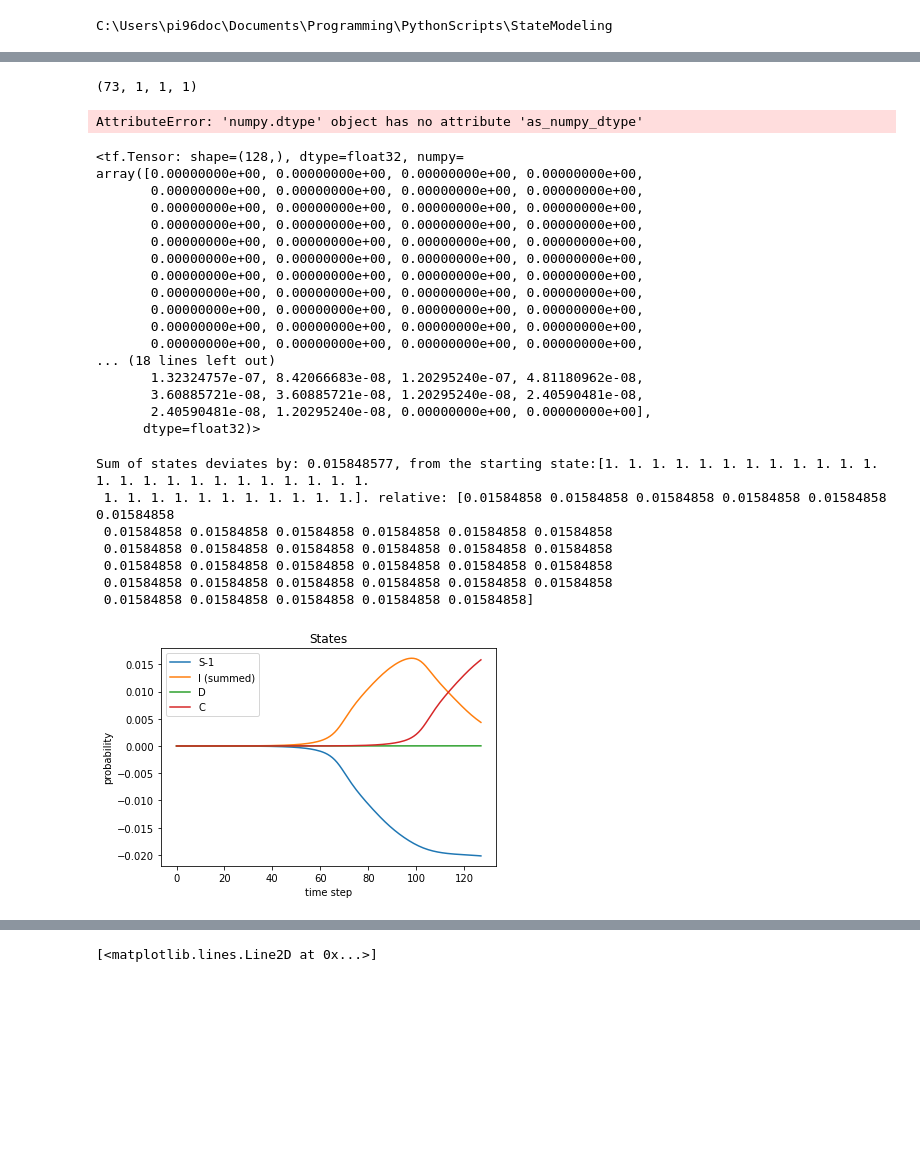
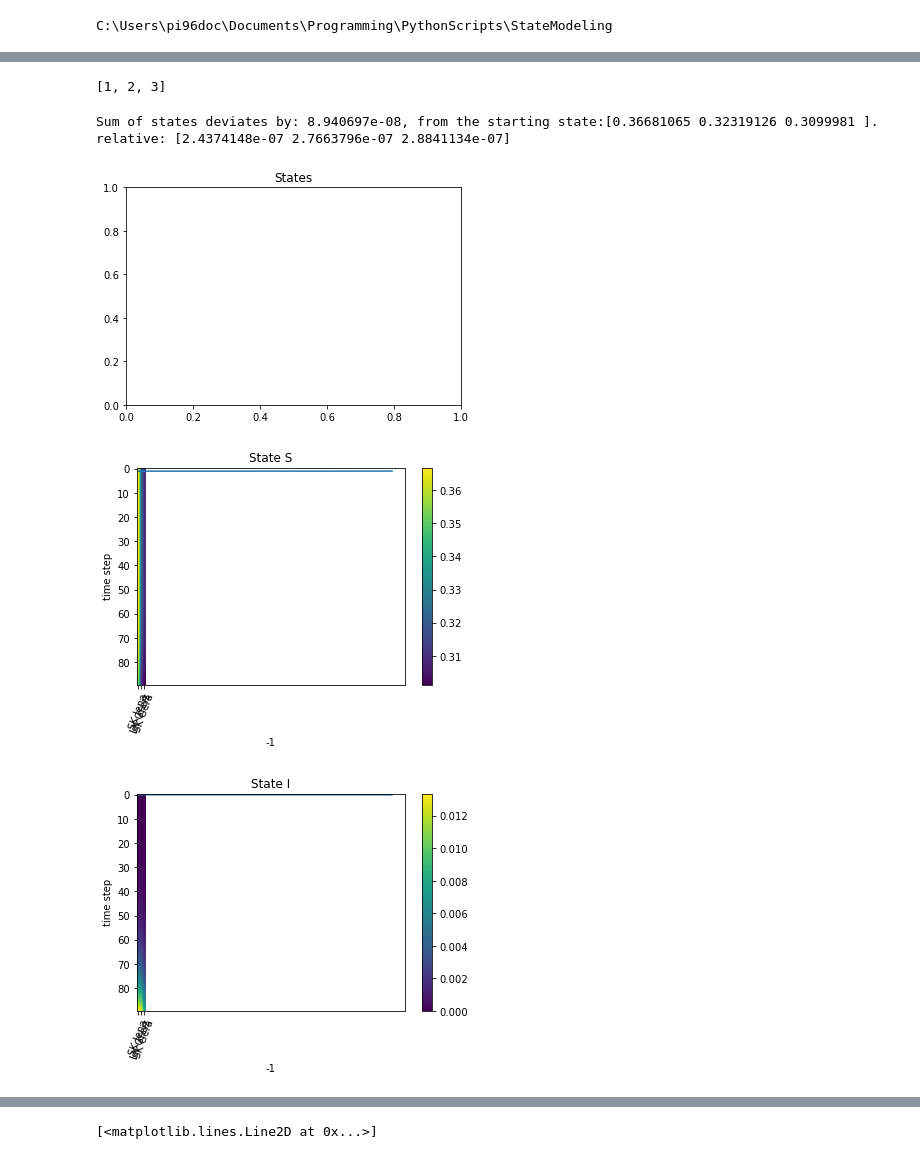
Before and after one commit to RainerHeintzmann/StateModeling, a Jupyter notebook: Examples/FitCorona_Simple.ipynb, the cells around one changed output, grey strips where cells are left out. Drawn from its saved outputs; the diff is of its cells as text; code cells hidden in the pictures; blank space fills up the shorter version.

Commit message:
Changes regarding the fitting process. A regularization was introduced. The PPT for the reduced Corona Model was updated (page 3)

```diff
--- a/Examples/FitCorona_Simple.ipynb
+++ b/Examples/FitCorona_Simple.ipynb
@@ -29,12 +29,12 @@ if False:
     deathPath = r"C:\Users\pi96doc\Documents\Programming\PythonScripts\FromWeb\COVID-19-DE\time_series\time-series_19-covid-Deaths.csv"
     # deaths =
 else:
-    AllMeasured = loadData(r"COVID-19 Linelist 2020_05_11.xlsx", useThuringia = True, pullData=False, lastDate='09.05.2020')
+    AllMeasured = loadData(r"COVID-19 Linelist 2020_05_13.xlsx", useThuringia = True, pullData=False) # lastDate='09.05.2020'
     # ExampleRegions = ['SK Jena'] # 'SK Gera',
-    #ExampleRegions = ['SK Jena', 'LK Greiz', 'SK Gera'] # 'SK Gera',
-    #AllMeasured = preprocessData(AllMeasured, ReduceDistricts=ExampleRegions, SumDistricts=False, SumAges=True, SumGender=True)
-    AllMeasured = preprocessData(AllMeasured, ReduceDistricts=None, SumDistricts=True, SumAges=True, SumGender=True)
-    lossWeights = {'cases':1.0,'hospitalization':1.0,'deaths': 1.0}
+    ExampleRegions = ['SK Jena', 'LK Greiz', 'SK Gera'] # 'SK Gera',
+    AllMeasured = preprocessData(AllMeasured, ReduceDistricts=ExampleRegions, SumDistricts=False, SumAges=True, SumGender=True)
+    # AllMeasured = preprocessData(AllMeasured, ReduceDistricts=None, SumDistricts=True, SumAges=True, SumGender=True)
+    lossWeights = {'cases':0.1,'hospitalization':0.1,'deaths': 0.1}
 
 M = CoronaDelayModel(AllMeasured, Tmax = AllMeasured['Cases'].shape[0], lossWeight=lossWeights)
 # %% [output]
@@ -59 +66,3 @@ ValueError: in converted code:
+# %%
+M.Regularizations = [('TV', 10.0,'R')]
 # %%
@@ -63,44 +70,16 @@ f = 10000;np.mean(np.square(f*np.squeeze(M.ResultVals()['deaths']) - f*M.FitDict
-# %%
-AllMeasured['Hospitalized'].shape
-# M.ResultVals['hospitalization'].shape
-# %% [output]
-(73, 1, 1, 1)
-# %%
-stm.Loss_FixedGaussian(np.squeeze(M.ResultVals()['deaths']), M.FitDict['deaths'])
-# %% [output]
-AttributeError: 'numpy.dtype' object has no attribute 'as_numpy_dtype'
-# %%
-M.FitDict['deaths']
-# %% [output]
-<tf.Tensor: shape=(128,), dtype=float32, numpy=
-array([0.00000000e+00, 0.00000000e+00, 0.00000000e+00, 0.00000000e+00,
-       0.00000000e+00, 0.00000000e+00, 0.00000000e+00, 0.00000000e+00,
-       0.00000000e+00, 0.00000000e+00, 0.00000000e+00, 0.00000000e+00,
-       0.00000000e+00, 0.00000000e+00, 0.00000000e+00, 0.00000000e+00,
-       0.00000000e+00, 0.00000000e+00, 0.00000000e+00, 0.00000000e+00,
-       0.00000000e+00, 0.00000000e+00, 0.00000000e+00, 0.00000000e+00,
-       0.00000000e+00, 0.00000000e+00, 0.00000000e+00, 0.00000000e+00,
-       0.00000000e+00, 0.00000000e+00, 0.00000000e+00, 0.00000000e+00,
-       0.00000000e+00, 0.00000000e+00, 0.00000000e+00, 0.00000000e+00,
-       0.00000000e+00, 0.00000000e+00, 0.00000000e+00, 0.00000000e+00,
-       0.00000000e+00, 0.00000000e+00, 0.00000000e+00, 0.00000000e+00,
-... (18 lines left out)
-       1.32324757e-07, 8.42066683e-08, 1.20295240e-07, 4.81180962e-08,
-       3.60885721e-08, 3.60885721e-08, 1.20295240e-08, 2.40590481e-08,
-       2.40590481e-08, 1.20295240e-08, 0.00000000e+00, 0.00000000e+00],
-      dtype=float32)>
+# %%
+a=[1,2,3,5]
+a[:-1]
+# %% [output]
+[1, 2, 3]
 # %%
 M.FitLossWidget.clear_output()
 with M.FitLossWidget:
     print('Hi there. Whats up today?')
 # %%
-M.showStates(MinusOne=['S'])
+M.showStates()
 # %% [output]
-Sum of states deviates by: 0.015848577, from the starting state:[1. 1. 1. 1. 1. 1. 1. 1. 1. 1. 1. 1. 1. 1. 1. 1. 1. 1. 1. 1. 1. 1. 1. 1.
- 1. 1. 1. 1. 1. 1. 1. 1. 1. 1. 1.]. relative: [0.01584858 0.01584858 0.01584858 0.01584858 0.01584858 0.01584858
- 0.01584858 0.01584858 0.01584858 0.01584858 0.01584858 0.01584858
- 0.01584858 0.01584858 0.01584858 0.01584858 0.01584858 0.01584858
- 0.01584858 0.01584858 0.01584858 0.01584858 0.01584858 0.01584858
- 0.01584858 0.01584858 0.01584858 0.01584858 0.01584858 0.01584858
- 0.01584858 0.01584858 0.01584858 0.01584858 0.01584858]
+Sum of states deviates by: 8.940697e-08, from the starting state:[0.36681065 0.32319126 0.3099981 ]. relative: [2.4374148e-07 2.7663796e-07 2.8841134e-07]
-[figure, old version]
+[figure, new version]
+[figure, added]
+[figure, added]
```
Also changed, not shown: parts of 5 cells of this notebook, 4 other files.
